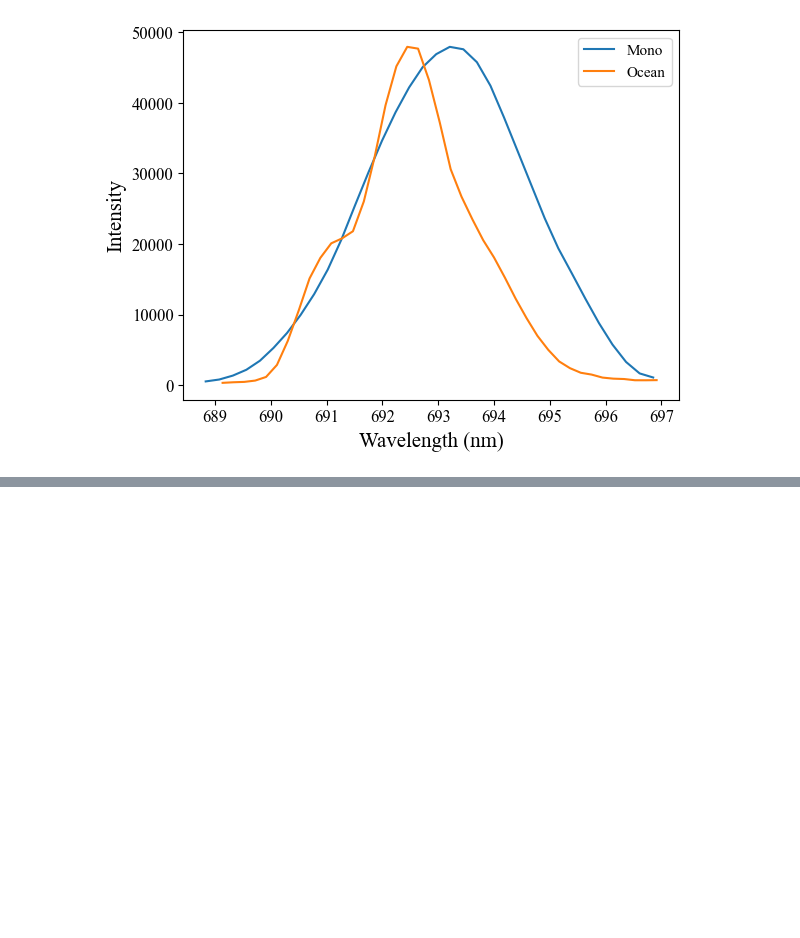
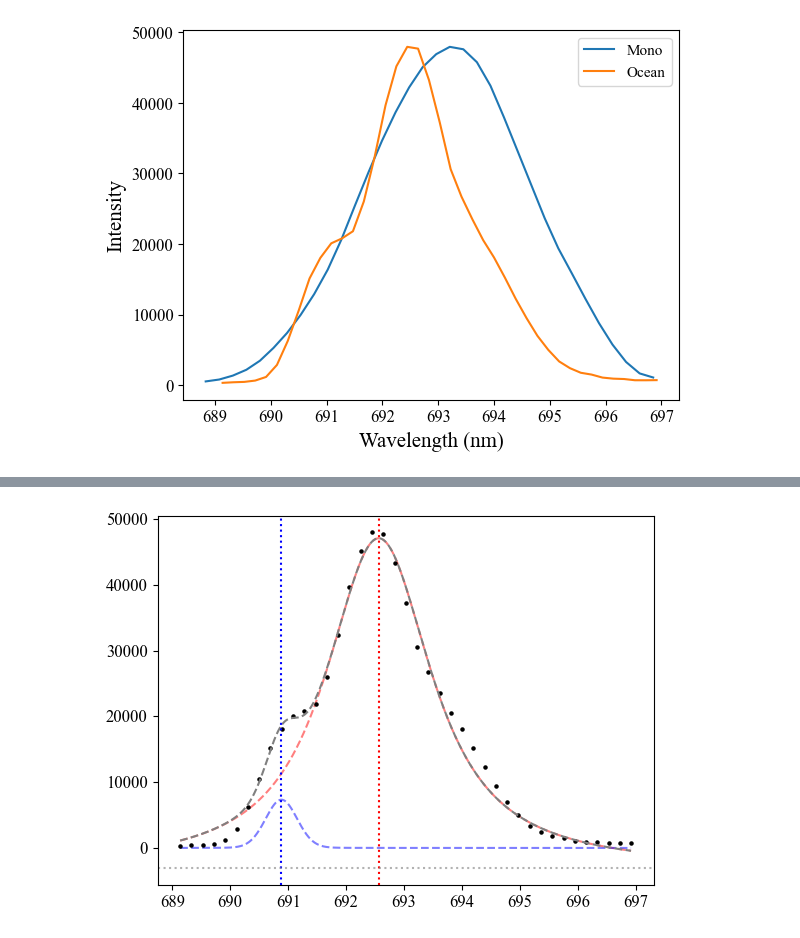
Before and after one commit to Sebastian426/Advanced-Lab-Code, a Jupyter notebook: Main_Results_Plots/Peak_Plots.ipynb, the cells around one changed output, grey strips where cells are left out. Drawn from its saved outputs; the diff is of its cells as text; code cells hidden in the pictures; blank space fills up the shorter version.

Commit message:
Main emission spectra plot created

```diff
--- a/Main_Results_Plots/Peak_Plots.ipynb
+++ b/Main_Results_Plots/Peak_Plots.ipynb
@@ -9,14 +14,8 @@ from scipy.special import voigt_profile
 # %% [markdown]
 # Extra Functions
 # %%
-def lorentzian_profile(x, gamma):
-    return gamma / (np.pi * (x**2 + gamma**2))
-
-def gaussian_profile(x, sigma):
-    return (1/(sigma * np.sqrt(2*np.pi))) * np.exp(-(x**2)/(2*sigma**2))
-
-def voigt_profile_single(x, A1, centre1, gamma1, sigma1):
-    return(A1*voigt_profile(x - centre1, sigma1, gamma1))
+def voigt_profile_single(x, A1, centre1, gamma1, sigma1, offset):
+    return(A1*voigt_profile(x - centre1, sigma1, gamma1) + offset)
 
 def voigt_model_double(x, A1, center1, gamma1, sigma1,
                        A2, delta, gamma2, sigma2, offset):
@@ -27,6 +26,9 @@ def voigt_model_double(x, A1, center1, gamma1, sigma1,
         offset
     )
 
+def lorentzian_profile(x, gamma):
+    return gamma / (np.pi * (x**2 + gamma**2))
+
 def lorentzian_model_double(x, A1, center1, gamma1,
                             A2, delta, gamma2, offset):
 
@@ -35,6 +37,9 @@ def lorentzian_model_double(x, A1, center1, gamma1,
         A2 * lorentzian_profile(x - (center1 + delta), gamma2) +
         offset
     )
+
+def gaussian_profile(x, sigma):
+    return (1/(sigma * np.sqrt(2*np.pi))) * np.exp(-(x**2)/(2*sigma**2))
 
 def gaussian_model_double(x, A1, center1, sigma1,
                           A2, delta, sigma2, offset):
@@ -141,4 +146,4 @@ plt.show()
 [figure]
 # %%
 #fake errorbars for ocean, need to recollect this:
-y_err_ocean = 0.01* y_ocean_masked
+y_err_ocean_masked = 0.001* np.argmax(y_ocean_masked)
@@ -302,0 +152,65 @@ plt.show()
+# %%
+# ocean
+
+ocean_R1_guess = x_ocean_masked[np.argmax(y_ocean_masked)]
+A1_ocean_guess = np.max(y_ocean_masked)
+A2_ocean_guess = 0.4* A1_ocean_guess
+
+p0_ocean_voigt = [A1_ocean_guess, ocean_R1_guess, 0.3, 0.3, A2_ocean_guess, -1.9, 0.3, 0.3, np.min(y_ocean_masked)]
+
+bounds_ocean_voigt = [
+    [np.max(y_ocean_masked)*0.01, 690, 0.01, 0.01, np.max(y_ocean_masked)*0.01, -3, 0.01, 0.01, -np.inf], #lower
+    [4*A1_ocean_guess, 696, 1, 1, 1.6*A1_ocean_guess, -0.5, 1, 1, np.inf] #upper
+]
+
+pop_ocean_voigt, cov_ocean_voigt = curve_fit(voigt_model_double,
+                                             x_ocean_masked,
+                                             y_ocean_masked,
+                                             sigma = y_err_ocean_masked,
+                                             absolute_sigma=True,
+                                             p0 = p0_ocean_voigt,
+                                             bounds = bounds_ocean_voigt,
+                                             maxfev = 10000)
+
+x_fit_ocean = np.linspace(x_ocean_masked[0], x_ocean_masked[-1], 2000)
+
+pop_R1_ocean_voigt = [pop_ocean_voigt[0],pop_ocean_voigt[1],pop_ocean_voigt[2],pop_ocean_voigt[3], pop_ocean_voigt[-1]]
+pop_R2_ocean_voigt = [pop_ocean_voigt[4], pop_ocean_voigt[1]+pop_ocean_voigt[5], pop_ocean_voigt[6], pop_ocean_voigt[7], 0]
+
+R1_ocean_voigt = voigt_profile_single(x_fit_ocean, *pop_R1_ocean_voigt)
+R2_ocean_voigt = voigt_profile_single(x_fit_ocean, *pop_R2_ocean_voigt)
+
+baseline_ocean_voigt = pop_ocean_voigt[-1]
+
+rchi2_ocean_voigt = reduced_chi_squared_calc(voigt_model_double, pop_ocean_voigt, x_ocean_masked, y_ocean_masked, y_err_ocean_masked)
+
+plt.figure(1)
+plt.scatter(x_ocean_masked, y_ocean_masked, s = 5, color = "black")
+plt.plot(x_fit_ocean, voigt_model_double(x_fit_ocean, *pop_ocean_voigt), color = "grey", linestyle = "--")
+
+plt.plot(x_fit_ocean, R1_ocean_voigt, color = "red", linestyle = "--", alpha = 0.5, zorder = -1)
+plt.plot(x_fit_ocean, R2_ocean_voigt, color = "blue", linestyle = "--", alpha = 0.5, zorder = -1)
+
+plt.axvline(pop_R1_ocean_voigt[1], color = "red", linestyle = ":")
+plt.axvline(pop_R2_ocean_voigt[1], color = "blue", linestyle = ":")
+plt.axhline(baseline_ocean_voigt, color="grey", linestyle=":", alpha=0.6)
+
+plt.show()
+
+print(f"----- R1 Fit parameters -----")
+print(f"Amplitude: {pop_R1_ocean_voigt[0]:.5f}")
+print(f"Amplitude Frac: {(pop_R1_ocean_voigt[0]/(pop_R1_ocean_voigt[0]+pop_R2_ocean_voigt[0])):.5f}")
+print(f"R1: {pop_R1_ocean_voigt[1]:.5f}")
+print(f"R1 gamma: {pop_R1_ocean_voigt[2]:.5f}")
+print(f"R1 sigma: {pop_R1_ocean_voigt[3]:.5f}")
+
+print(f"----- R2 Fit parameters -----")
+print(f"Amplitude: {pop_R2_ocean_voigt[0]:.5f}")
+print(f"Amplitude Frac: {(pop_R2_ocean_voigt[0]/(pop_R1_ocean_voigt[0]+pop_R2_ocean_voigt[0])):.5f}")
+print(f"R2: {pop_R2_ocean_voigt[1]:.5f}")
+print(f"R2 gamma: {pop_R2_ocean_voigt[2]:.5f}")
+print(f"R2 sigma: {pop_R2_ocean_voigt[3]:.5f}")
+
+print(f"Reduced chi 2: {rchi2_ocean_voigt:.5f}")
+# %% [output]
+[figure, added]
```
Also changed, not shown: parts of 27 cells of this notebook.
